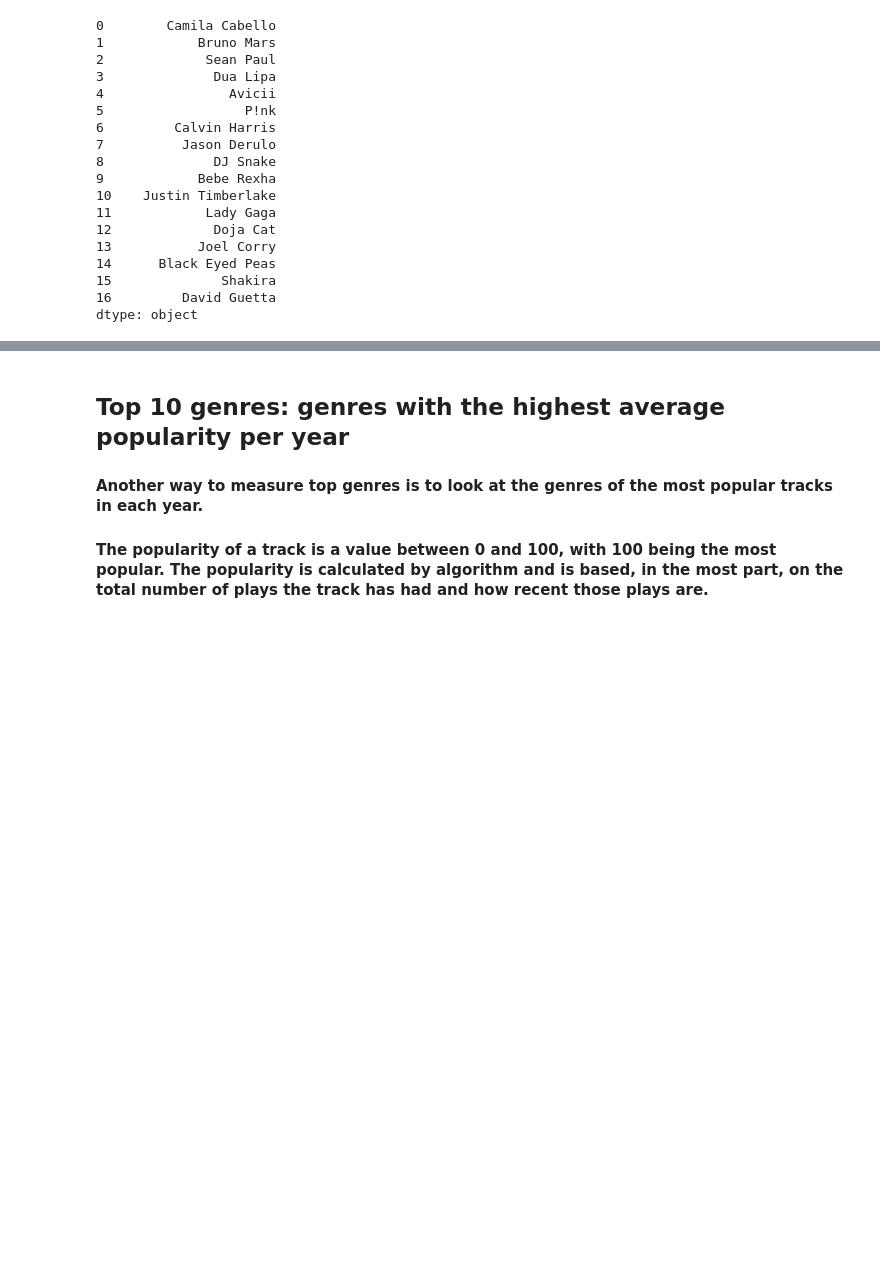
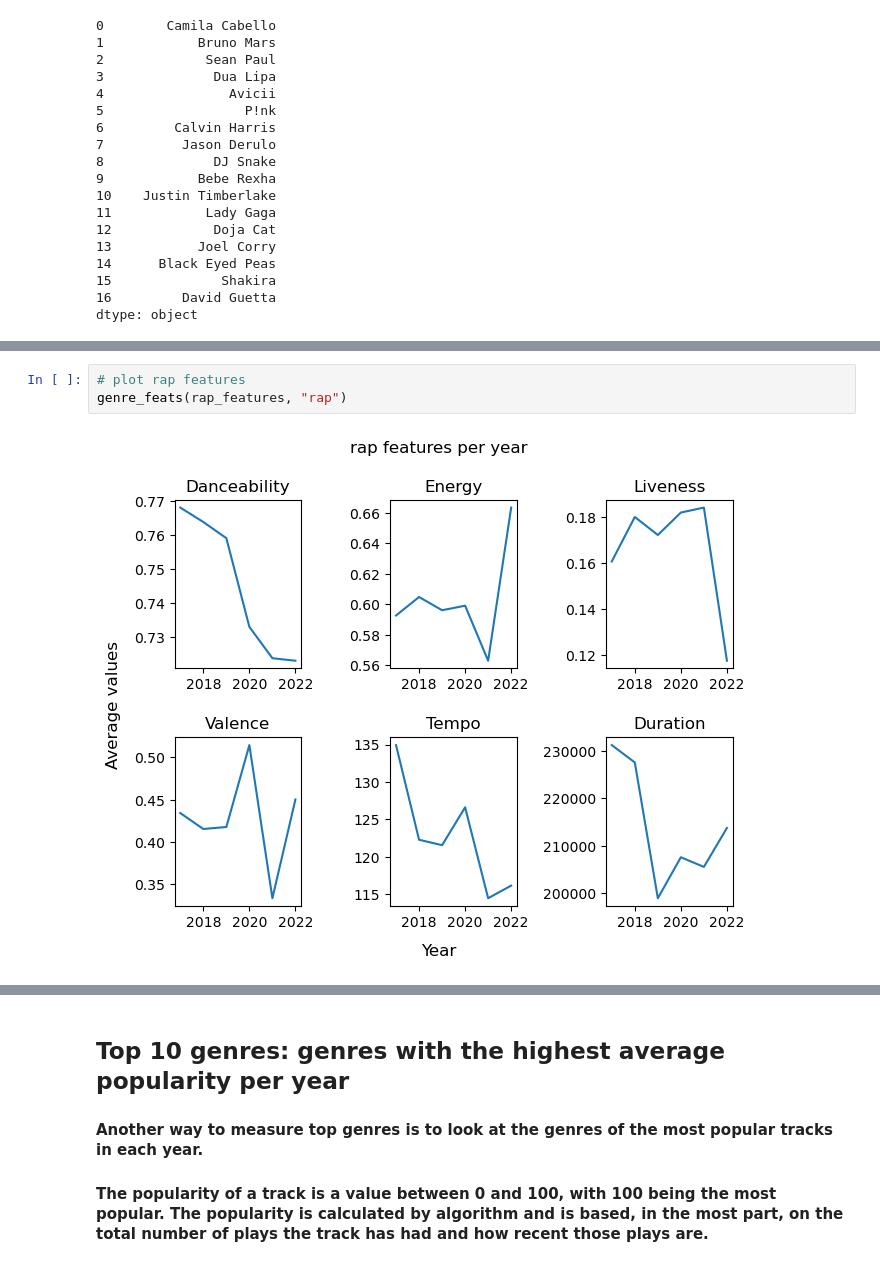
Before and after one commit to catisf/Project-1-Group-2, a Jupyter notebook: jupyter_notebooks/genre_analyses.ipynb, the cells around one changed output, grey strips where cells are left out. Saved outputs shown, nothing was run; the diff lists cells and outputs as text; blank space fills up the shorter version.

```diff
--- a/jupyter_notebooks/genre_analyses.ipynb
+++ b/jupyter_notebooks/genre_analyses.ipynb
@@ -139,0 +217,5 @@ dtype: object
+# %%
+# plot rap features
+genre_feats(rap_features, "rap")
+# %% [output]
+[figure, added]
```
Also changed, not shown: parts of 15 cells of this notebook, 11 other files.
